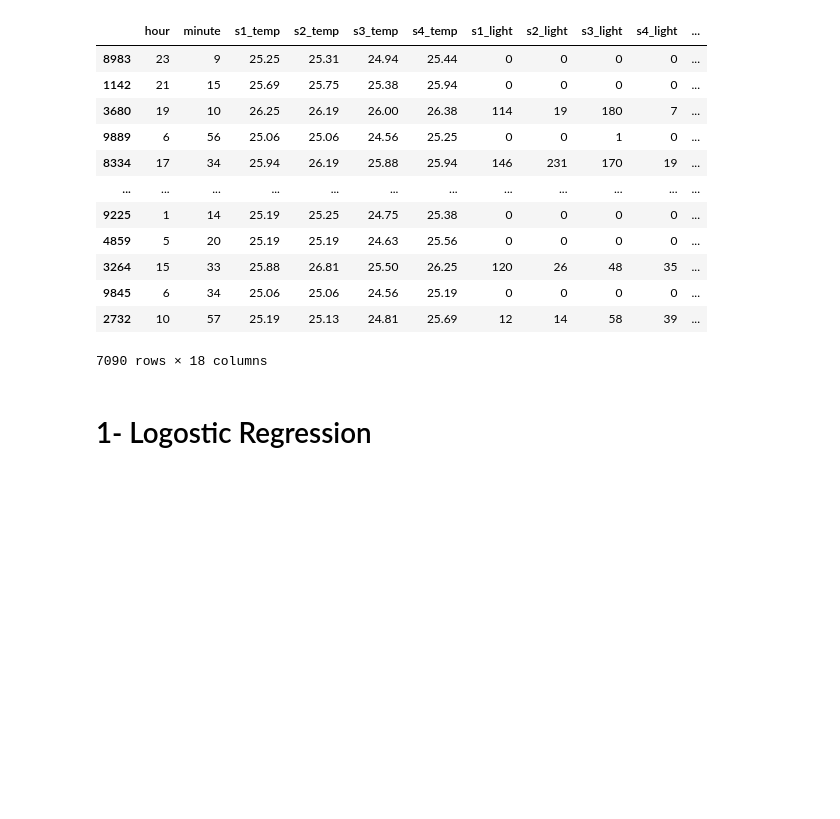
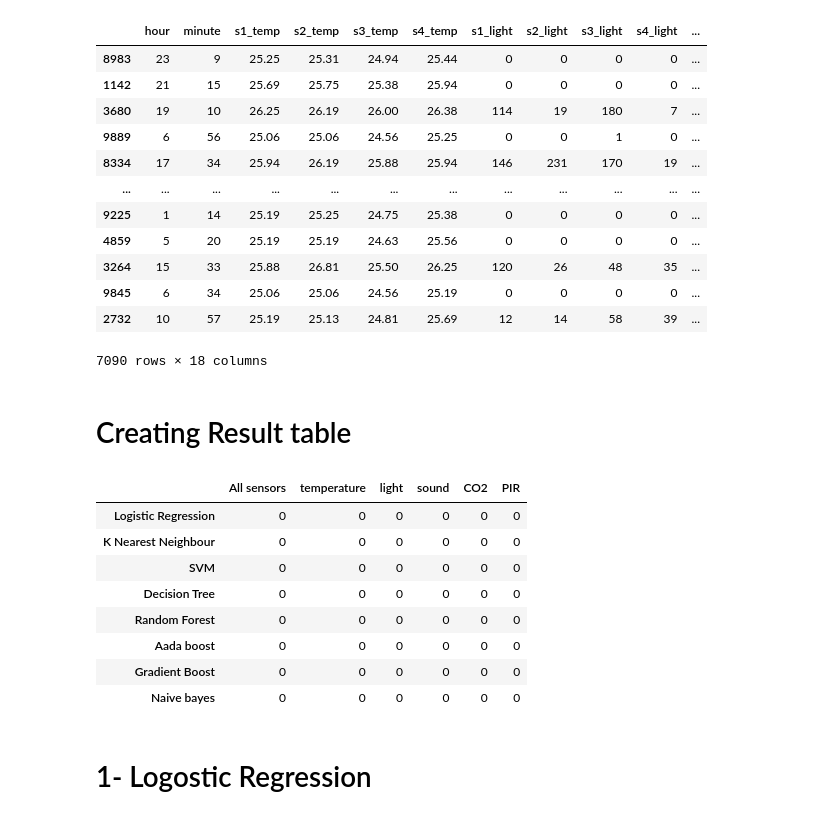
Before and after one commit to Mahyar-Fazelzadeh/occupency_counting_by_sensors_classification_problem, a Jupyter notebook: room_occupancy_estimation.ipynb, the cells around one changed output. Cells and saved outputs as stored; diff of their text form; code cells hidden in the pictures; blank space fills up the shorter version.

```diff
--- a/room_occupancy_estimation.ipynb
+++ b/room_occupancy_estimation.ipynb
@@ -199,6 +202,29 @@ X_train
 | 9845 | 6 | 34 | 25.06 | 25.06 | 24.56 | 25.19 | 0 | 0 | 0 | 0 | ... |
 | 2732 | 10 | 57 | 25.19 | 25.13 | 24.81 | 25.69 | 12 | 14 | 58 | 39 | ... |
 7090 rows × 18 columns
+# %% [markdown]
+# Creating Result table
+# %%
+classifiers_rows = ['Logistic Regression','K Nearest Neighbour','SVM','Decision Tree','Random Forest',
+               'Aada boost', 'Gradient Boost', 'Naive bayes']
+features_columns = ['All sensors', 'temperature' , 'light', 'sound', 'CO2', 'PIR']
+
+
+result_table = pd.DataFrame(0,
+                 columns=features_columns,
+                 index=classifiers_rows
+)
+result_table
+# %% [output]
+|  | All sensors | temperature | light | sound | CO2 | PIR |
+| Logistic Regression | 0 | 0 | 0 | 0 | 0 | 0 |
+| K Nearest Neighbour | 0 | 0 | 0 | 0 | 0 | 0 |
+| SVM | 0 | 0 | 0 | 0 | 0 | 0 |
+| Decision Tree | 0 | 0 | 0 | 0 | 0 | 0 |
+| Random Forest | 0 | 0 | 0 | 0 | 0 | 0 |
+| Aada boost | 0 | 0 | 0 | 0 | 0 | 0 |
+| Gradient Boost | 0 | 0 | 0 | 0 | 0 | 0 |
+| Naive bayes | 0 | 0 | 0 | 0 | 0 | 0 |
 # %% [markdown]
 # 1- Logostic Regression
 # %%
```
Also changed, not shown: parts of 57 cells of this notebook.
